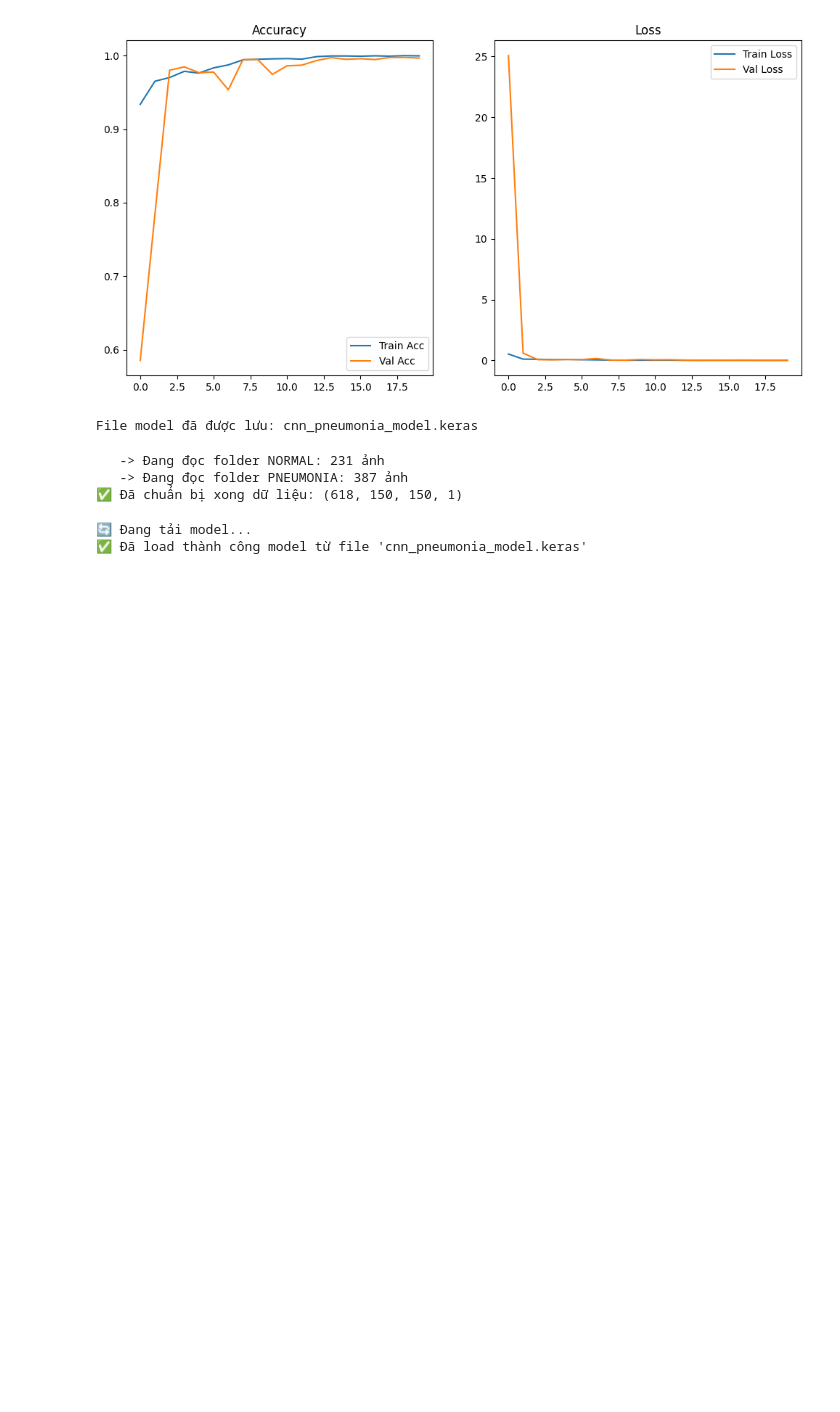
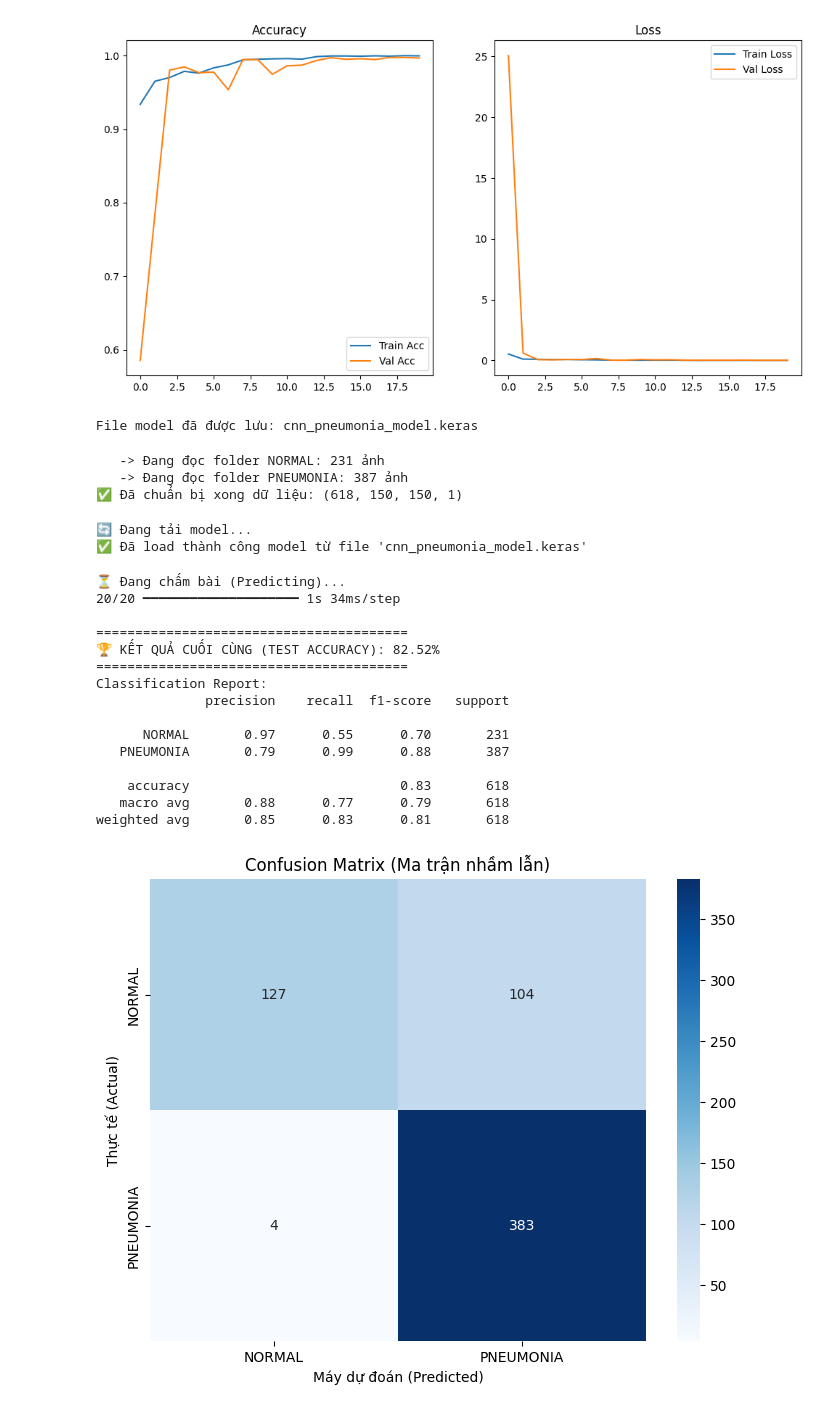
Before and after one commit to nguyendinhtanloc-Org/DigitalImageProcessingProject, a Jupyter notebook: notebooks/CNN.ipynb, the cells around one changed output. Drawn from its saved outputs; the diff is of its cells as text; code cells hidden in the pictures; blank space fills up the shorter version.

```diff
--- a/notebooks/CNN.ipynb
+++ b/notebooks/CNN.ipynb
@@ -284,3 +347,28 @@ except:
 # %% [output]
 🔄 Đang tải model...
 ✅ Đã load thành công model từ file 'cnn_pneumonia_model.keras'
+# %%
+try:
+    del X_train, X_val, y_train, y_val
+    del model
+    gc.collect()
+    print("✅ Đã giải phóng RAM để chuẩn bị train Gatekeeper!")
+except:
+    pass
+# %% [output]
+⏳ Đang chấm bài (Predicting)...
+20/20 ━━━━━━━━━━━━━━━━━━━━ 1s 34ms/step
+
+========================================
+🏆 KẾT QUẢ CUỐI CÙNG (TEST ACCURACY): 82.52%
+========================================
+Classification Report:
+              precision    recall  f1-score   support
+
+      NORMAL       0.97      0.55      0.70       231
+   PNEUMONIA       0.79      0.99      0.88       387
+
+    accuracy                           0.83       618
+   macro avg       0.88      0.77      0.79       618
+weighted avg       0.85      0.83      0.81       618
+[figure, added]
```
Also changed, not shown: parts of 11 cells of this notebook.
